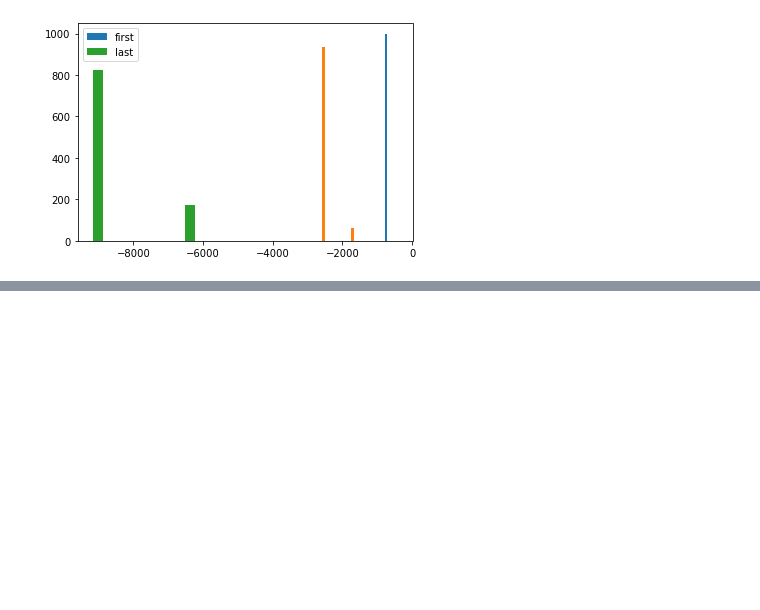
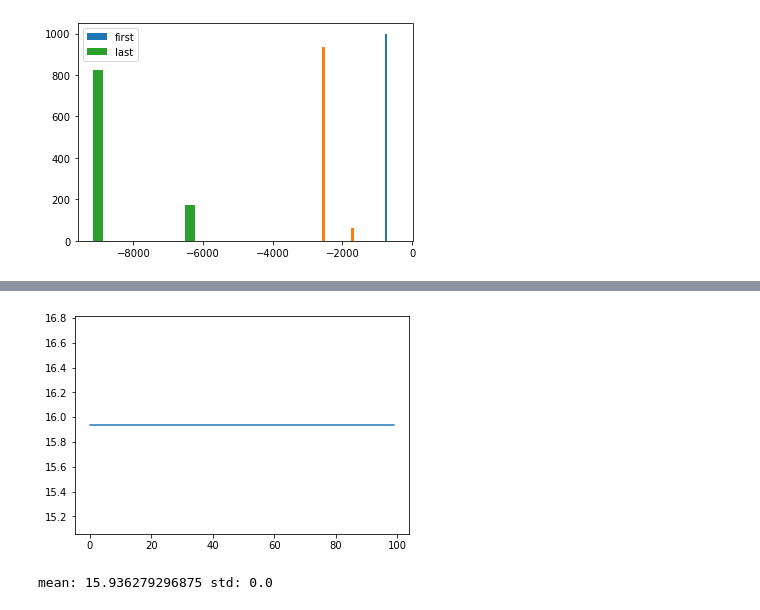
Before and after one commit to DBern97/Dwave-RAN-algs, a Jupyter notebook: Testing Max-norm.ipynb, the cells around one changed output, grey strips where cells are left out. Cells and saved outputs as stored; diff of their text form; code cells hidden in the pictures; blank space fills up the shorter version.

```diff
--- a/Testing Max-norm.ipynb
+++ b/Testing Max-norm.ipynb
@@ -392,0 +462,2 @@ plt.show()
+# %%
+mu = mu[0]
@@ -392,0 +466,8 @@ plt.show()
+# %%
+# define same domains for all, although we could adapt them more to y.
+domains = np.tile([0,15], (length,1))
+
+# approx all elements with same number of binaries, although again could be adapted.
+nq_k = 12
+
+k, kvars = Create_Float_Vec(length, nq_k, domains, 'k')
@@ -392,0 +476,6 @@ plt.show()
+# %%
+gamma = 50
+
+problem = Max_Norm_LP(y, mu, k, gamma) ## actually has at most quadratic terms in this case
+problem_qubo = problem.compile().to_qubo()
+problem_qubo
@@ -392,0 +515,17 @@ plt.show()
+# %%
+sampleset = sampler.sample_qubo(problem_qubo[0], num_reads=100)
+
+samples = sampleset.samples()
+
+data = sampleset.to_pandas_dataframe()
+# %%
+allmus = np.zeros(len(samples))
+for i in range(len(allmus)):
+    allmus[i] = Float_Approx([samples[0][v] for v in muvars], domain)
+allmus
+plt.plot(allmus)
+plt.show()
+print('mean:', np.mean(allmus), 'std:', np.std(allmus))
+# %% [output]
+[figure, added]
+mean: 15.936279296875 std: 0.0
```
Also changed, not shown: parts of 51 cells of this notebook, 4 other files.
